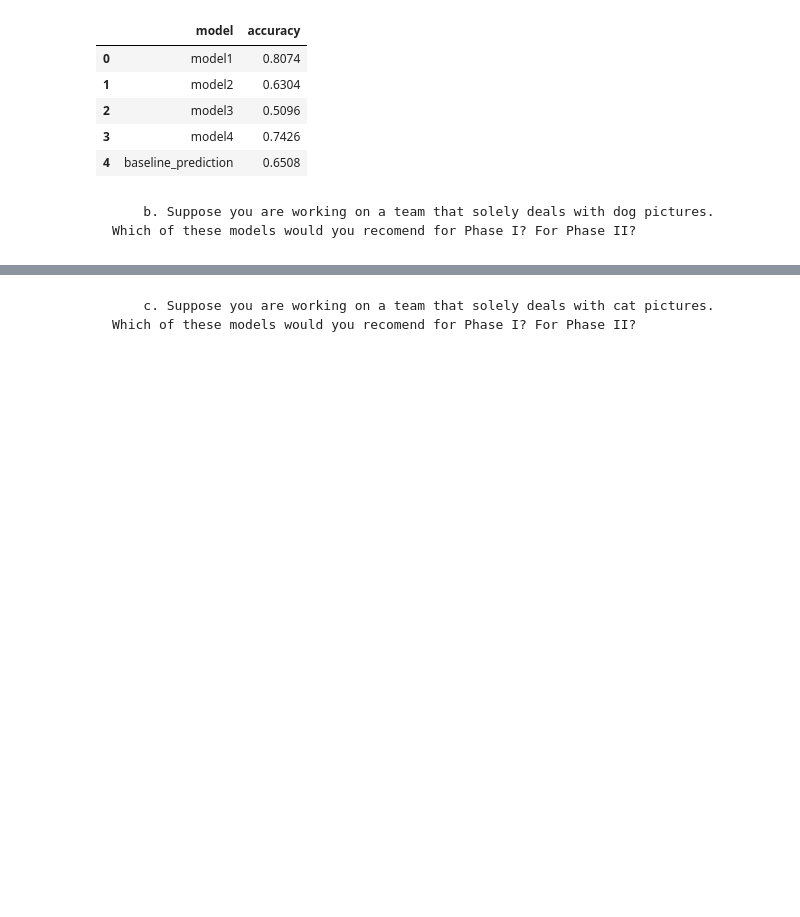
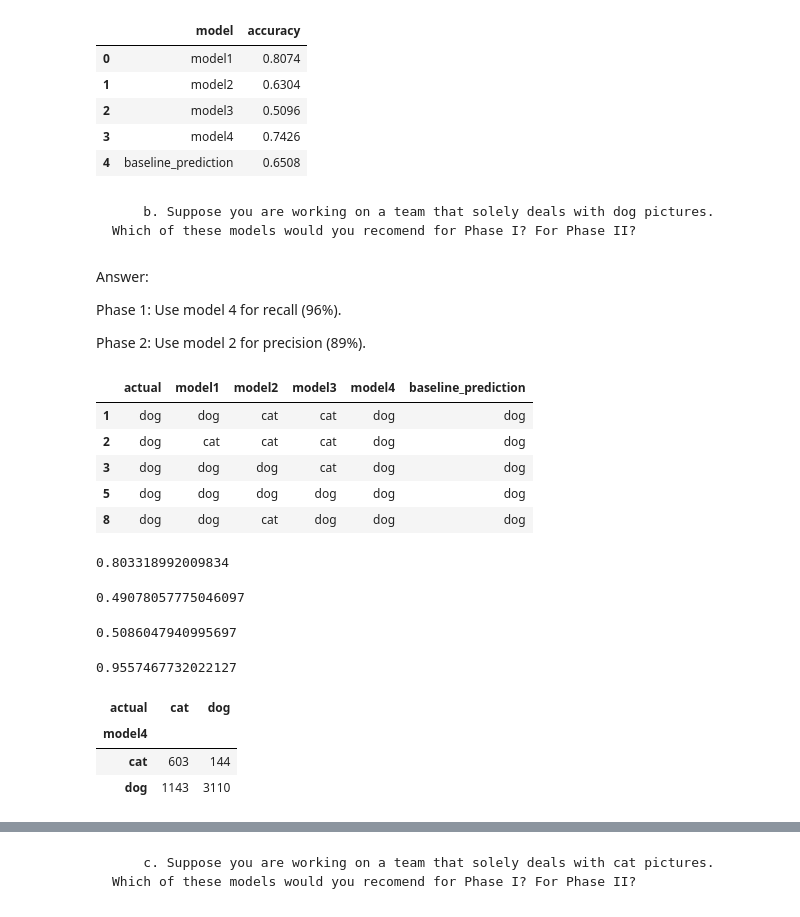
Before and after one commit to chloerwhitaker/classification-exercises, a Jupyter notebook: model_evaluation.ipynb, the cells around one changed output, grey strips where cells are left out. Saved outputs shown, nothing was run; the diff lists cells and outputs as text; code cells hidden in the pictures; blank space fills up the shorter version.

```diff
--- a/model_evaluation.ipynb
+++ b/model_evaluation.ipynb
@@ -309,3 +322,9 @@ pd.DataFrame(accuracy_out.items(), columns = ['model', 'accuracy'])
 | 4 | baseline_prediction | 0.6508 |
 # %% [markdown]
         b. Suppose you are working on a team that solely deals with dog pictures. Which of these models would you recomend for Phase I? For Phase II?
+# %% [markdown]
+Answer:
+
+Phase 1: Use model 4 for recall (96%).
+
+Phase 2: Use model 2 for precision (89%).
@@ -311,0 +336,38 @@ pd.DataFrame(accuracy_out.items(), columns = ['model', 'accuracy'])
+# %%
+subset = paws[paws.actual == 'dog']
+subset.head()
+# %% [output]
+|  | actual | model1 | model2 | model3 | model4 | baseline_prediction |
+| 1 | dog | dog | cat | cat | dog | dog |
+| 2 | dog | cat | cat | cat | dog | dog |
+| 3 | dog | dog | dog | cat | dog | dog |
+| 5 | dog | dog | dog | dog | dog | dog |
+| 8 | dog | dog | cat | dog | dog | dog |
+# %%
+# For model 1
+(subset.actual == subset.model1).mean()
+# %% [output]
+0.803318992009834
+# %%
+# For model 2
+(subset.actual == subset.model2).mean()
+# %% [output]
+0.49078057775046097
+# %%
+# For model 3
+(subset.actual == subset.model3).mean()
+# %% [output]
+0.5086047940995697
+# %%
+# For model 4
+(subset.actual == subset.model4).mean()
+# %% [output]
+0.9557467732022127
+# %%
+# model 4 has the highest subset
+pd.crosstab(paws.model4, paws.actual)
+# %% [output]
+| actual | cat | dog |
+| model4 |  |  |
+| cat | 603 | 144 |
+| dog | 1143 | 3110 |
```
Also changed, not shown: parts of 34 cells of this notebook.
